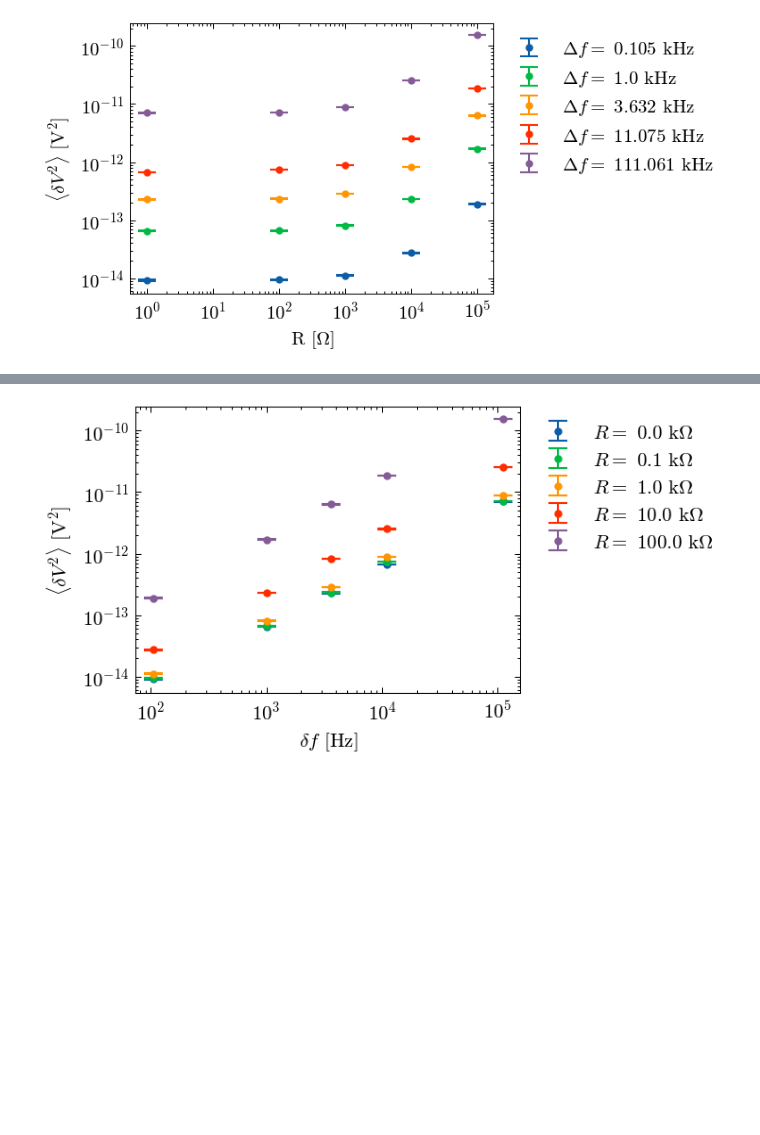
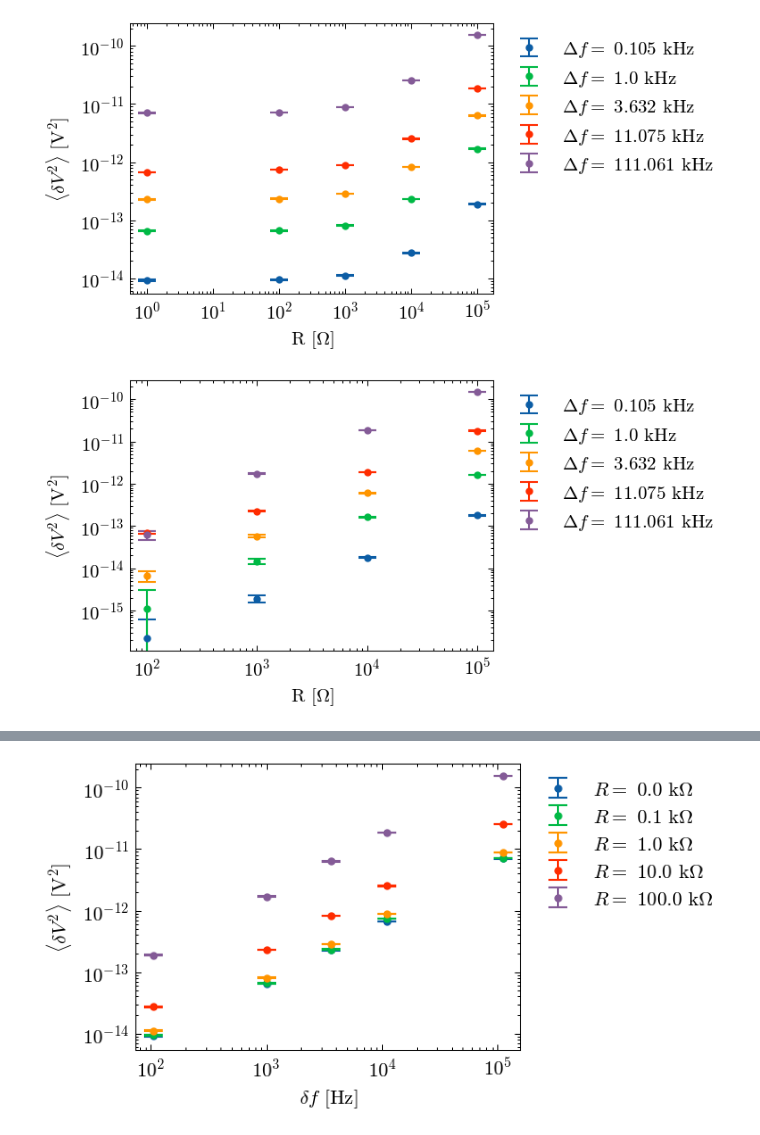
Before and after one commit to emhl/FP2, a Jupyter notebook: rauschen.ipynb, the cells around one changed output, grey strips where cells are left out. Cells and saved outputs as stored; diff of their text form; code cells hidden in the pictures; blank space fills up the shorter version.

```diff
--- a/rauschen.ipynb
+++ b/rauschen.ipynb
@@ -85,2 +85,23 @@ plt.savefig(outdir+'1-johnson_rauschen_R.pdf',bbox_inches='tight')
 # %% [output]
 [figure]
+# %%
+# over R
+dat = dat1[:5]
+v = ua(dat['V mV'],dat[f'uV'])
+y0 = dv2n(v, 600, dat['g2'])
+plt.figure()
+for i in range(5):
+    dat = dat1[i+5::5]
+    v = ua(dat['V mV'],dat[f'uV'])
+    y = dv2n(v, 600, dat['g2'])-y0[i]
+    df = dat['df kHz'].mean()*1e-3
+    plt.errorbar(dat['R Ohm'],nv(y),yerr=sd(y),fmt='.',label=f'$\Delta f=$ {round(df,3)} kHz')
+plt.legend(loc='upper left', bbox_to_anchor=(1, 1))
+plt.xscale('log')
+plt.yscale('log')
+plt.xlabel('R [$\Omega$]')
+plt.ylabel(r'$\langle\delta V^2\rangle$ [V$^2$]')
+
+plt.savefig(outdir+'1-johnson_rauschen_R.pdf',bbox_inches='tight')
+# %% [output]
+[figure, added]
```
Also changed, not shown: parts of 5 cells of this notebook.
